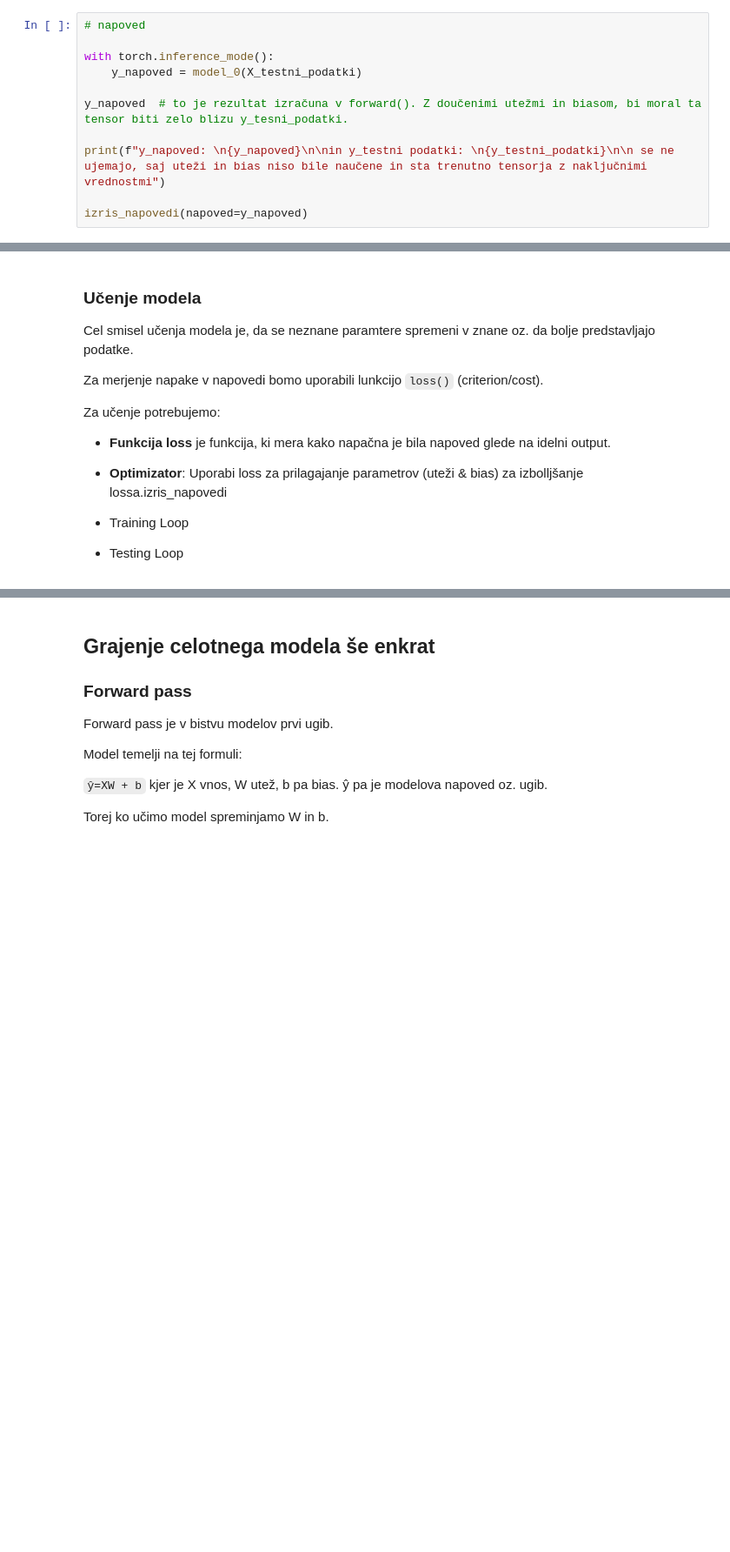
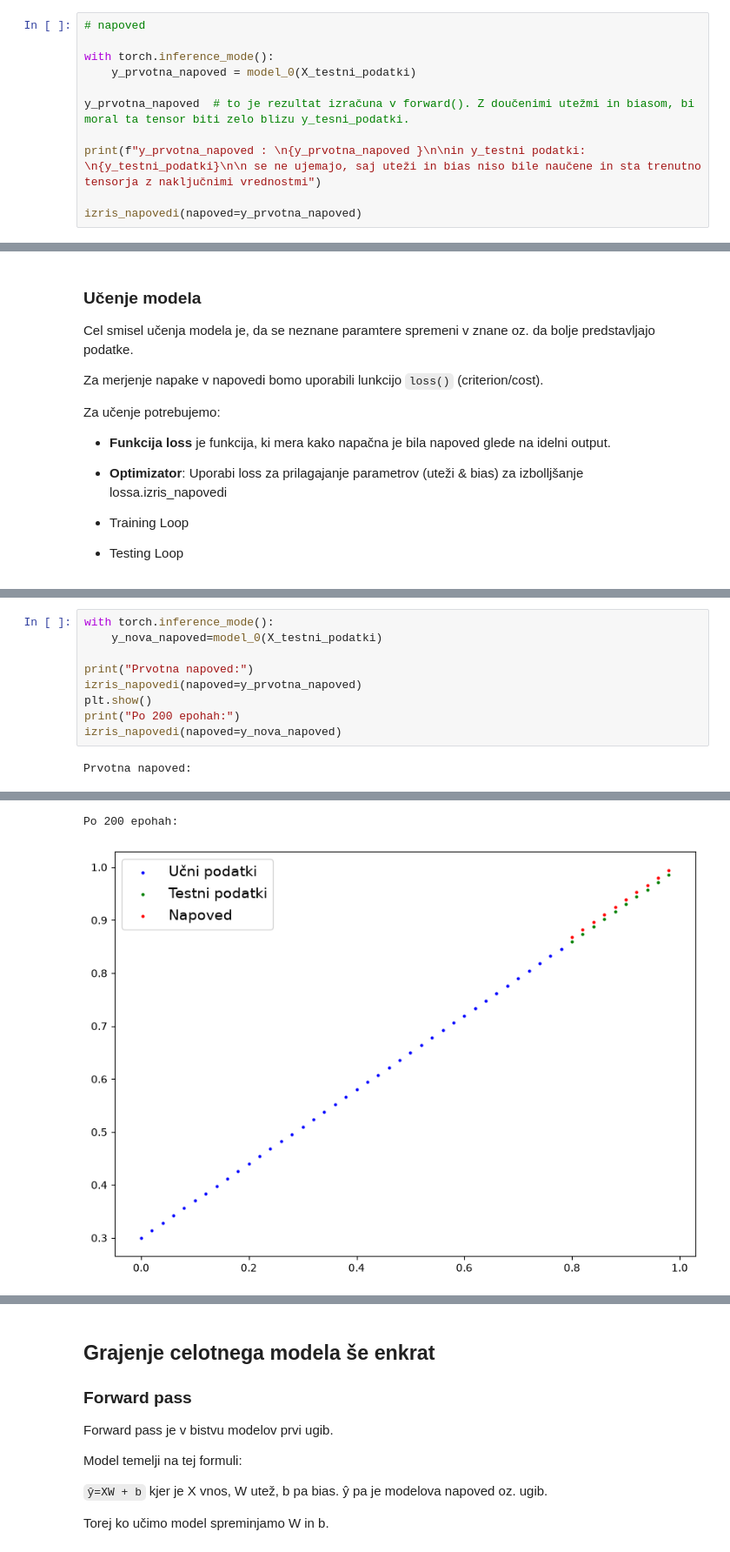
Before and after one commit to leonsmolej/PyTorch_zapiski, a Jupyter notebook: pytorch.ipynb, the cells around one changed output, grey strips where cells are left out. Shown at 87% size. Drawn from its saved outputs; the diff is of its cells as text; blank space fills up the shorter version.

```diff
--- a/pytorch.ipynb
+++ b/pytorch.ipynb
@@ -685,11 +689,11 @@ Uporabili bomo `torch.inference_mode`. Izklopi sledenje gradientu.
 # napoved
 
 with torch.inference_mode():
-    y_napoved = model_0(X_testni_podatki)
+    y_prvotna_napoved = model_0(X_testni_podatki)
 
-y_napoved  # to je rezultat izračuna v forward(). Z doučenimi utežmi in biasom, bi moral ta tensor biti zelo blizu y_tesni_podatki.
+y_prvotna_napoved  # to je rezultat izračuna v forward(). Z doučenimi utežmi in biasom, bi moral ta tensor biti zelo blizu y_tesni_podatki.
 
-print(f"y_napoved: \n{y_napoved}\n\nin y_testni podatki: \n{y_testni_podatki}\n\n se ne ujemajo, saj uteži in bias niso bile naučene in sta trenutno tensorja z naključnimi vrednostmi")
+print(f"y_prvotna_napoved : \n{y_prvotna_napoved }\n\nin y_testni podatki: \n{y_testni_podatki}\n\n se ne ujemajo, saj uteži in bias niso bile naučene in sta trenutno tensorja z naključnimi vrednostmi")
 
-izris_napovedi(napoved=y_napoved)
+izris_napovedi(napoved=y_prvotna_napoved)
 # %% [output]
@@ -741,0 +845,11 @@ optimizator = torch.optim.SGD(params=model_0.parameters(),
+# %%
+with torch.inference_mode():
+    y_nova_napoved=model_0(X_testni_podatki)
+
+print("Prvotna napoved:")
+izris_napovedi(napoved=y_prvotna_napoved)
+plt.show()
+print("Po 200 epohah:")
+izris_napovedi(napoved=y_nova_napoved)
+# %% [output]
+Prvotna napoved:
@@ -741,0 +857,2 @@ optimizator = torch.optim.SGD(params=model_0.parameters(),
+Po 200 epohah:
+[figure, added]
```
Also changed, not shown: parts of 28 cells of this notebook, 1 other file.
